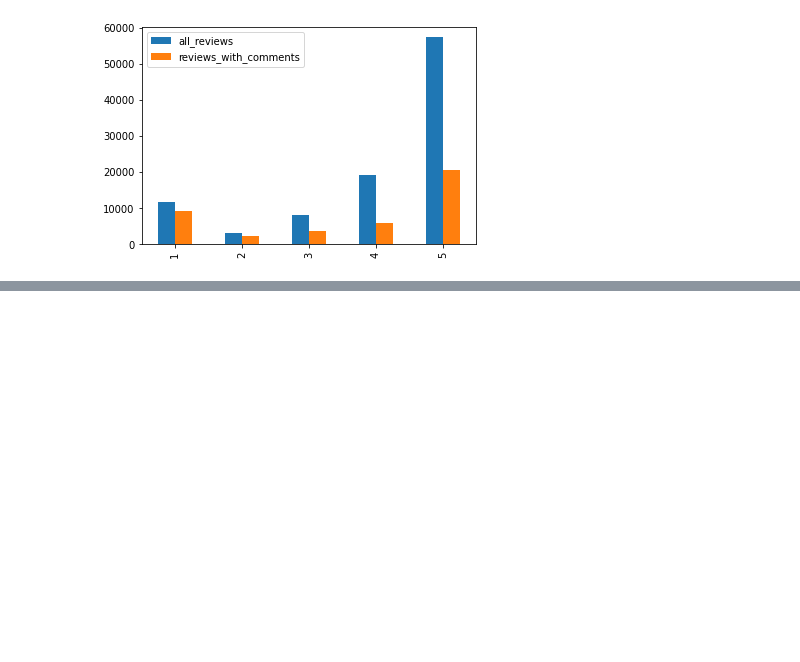
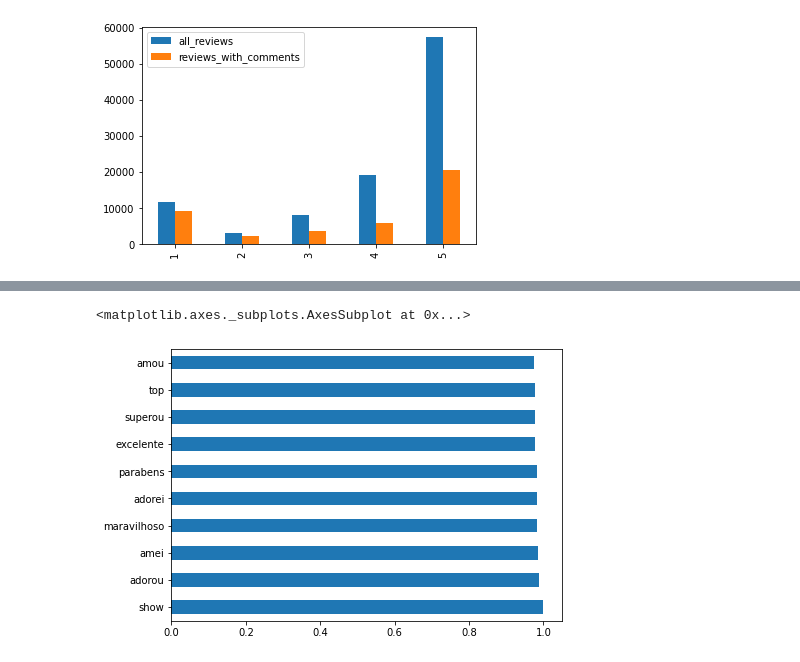
Before and after one commit to Pedalves/olist-ml, a Jupyter notebook: ipynb/EDA.ipynb, the cells around one changed output, grey strips where cells are left out. Drawn from its saved outputs; the diff is of its cells as text; code cells hidden in the pictures; blank space fills up the shorter version.

Commit message:
words frequency

```diff
--- a/ipynb/EDA.ipynb
+++ b/ipynb/EDA.ipynb
@@ -61,0 +107,2 @@ dt_reviews_count.plot.bar()
+# %%
+all_words = np.concatenate(dt_reviews_no_na.stopwords.values)
@@ -61,0 +123,4 @@ dt_reviews_count.plot.bar()
+# %%
+best_reviews = dt_reviews_no_na.loc[dt_reviews_no_na['review_score'].isin([4,5])]
+all_words_best = np.concatenate(best_reviews.stopwords.values)
+best_reviews.shape
@@ -61,0 +143,11 @@ dt_reviews_count.plot.bar()
+# %%
+words_frequency = pd.concat(
+    [pd.Series(all_words).value_counts(), pd.Series(all_words_best).value_counts()], axis=1).dropna()
+words_frequency.columns = ['frequency_all', 'frequency_4_5']
+# %%
+words_frequency = words_frequency.loc[words_frequency['frequency_4_5']>=50]
+# %%
+(words_frequency.frequency_4_5/words_frequency.frequency_all).nlargest(10).plot.barh(figsize=(7,5))
+# %% [output]
+<matplotlib.axes._subplots.AxesSubplot at 0x...>
+[figure, added]
```
Also changed, not shown: parts of 15 cells of this notebook, 1 other file.
